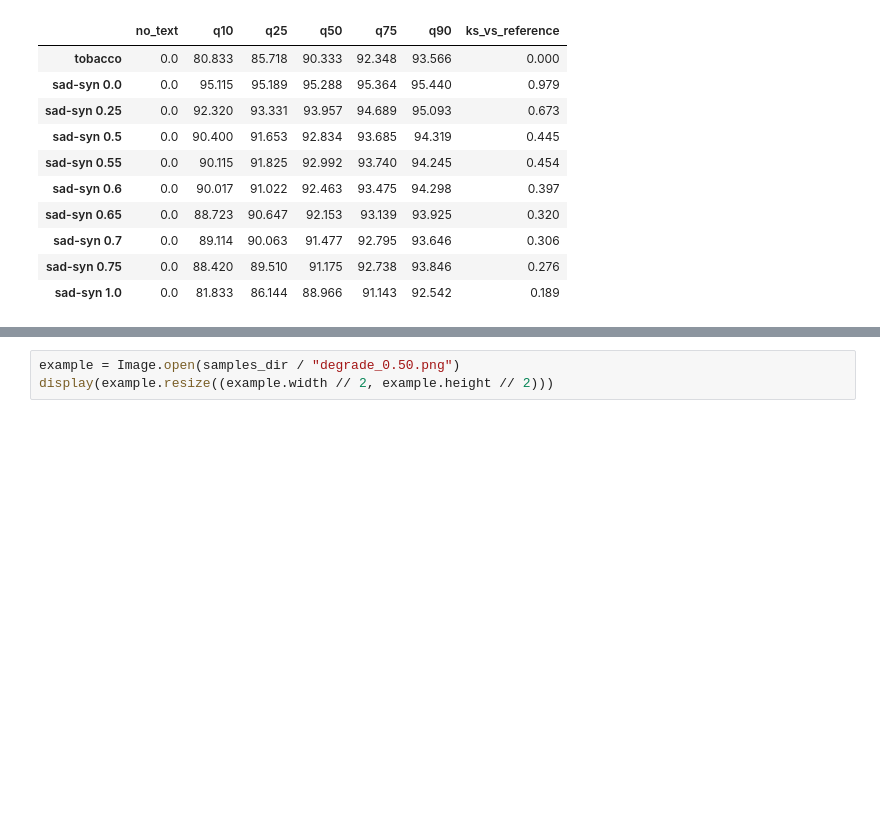
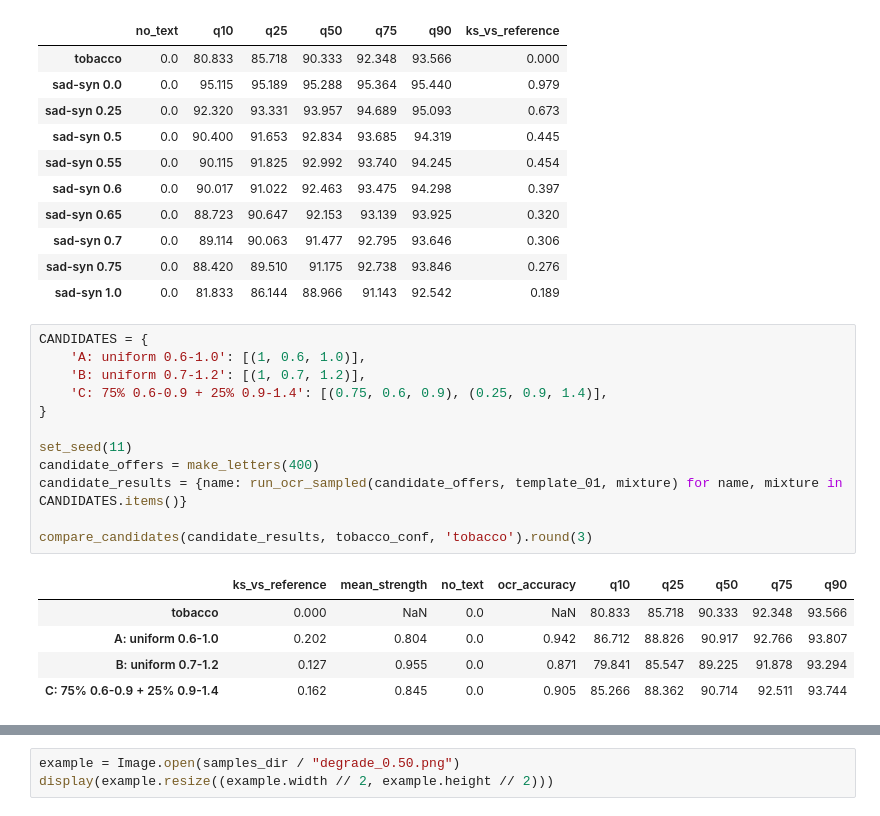
Before and after one commit to upretisaurav/doc-verify, a Jupyter notebook: notebooks/offer_letter_date_setup.ipynb, the cells around one changed output, grey strips where cells are left out. Saved outputs shown, nothing was run; the diff lists cells and outputs as text; blank space fills up the shorter version.

Commit message:
Add new dataset generation and analysis functions, including strength drawing and candidate comparison

```diff
--- a/notebooks/offer_letter_date_setup.ipynb
+++ b/notebooks/offer_letter_date_setup.ipynb
@@ -183,3 +183,21 @@ compare_confidence(sweep, tobacco_conf, 'tobacco').round(3)
 | sad-syn 0.7 | 0.0 | 89.114 | 90.063 | 91.477 | 92.795 | 93.646 | 0.306 |
 | sad-syn 0.75 | 0.0 | 88.420 | 89.510 | 91.175 | 92.738 | 93.846 | 0.276 |
 | sad-syn 1.0 | 0.0 | 81.833 | 86.144 | 88.966 | 91.143 | 92.542 | 0.189 |
+# %%
+CANDIDATES = {
+    'A: uniform 0.6-1.0': [(1, 0.6, 1.0)],
+    'B: uniform 0.7-1.2': [(1, 0.7, 1.2)],
+    'C: 75% 0.6-0.9 + 25% 0.9-1.4': [(0.75, 0.6, 0.9), (0.25, 0.9, 1.4)],
+}
+
+set_seed(11)
+candidate_offers = make_letters(400)
+candidate_results = {name: run_ocr_sampled(candidate_offers, template_01, mixture) for name, mixture in CANDIDATES.items()}
+
+compare_candidates(candidate_results, tobacco_conf, 'tobacco').round(3)
+# %% [output]
+|  | ks_vs_reference | mean_strength | no_text | ocr_accuracy | q10 | q25 | q50 | q75 | q90 |
+| tobacco | 0.000 | NaN | 0.0 | NaN | 80.833 | 85.718 | 90.333 | 92.348 | 93.566 |
+| A: uniform 0.6-1.0 | 0.202 | 0.804 | 0.0 | 0.942 | 86.712 | 88.826 | 90.917 | 92.766 | 93.807 |
+| B: uniform 0.7-1.2 | 0.127 | 0.955 | 0.0 | 0.871 | 79.841 | 85.547 | 89.225 | 91.878 | 93.294 |
+| C: 75% 0.6-0.9 + 25% 0.9-1.4 | 0.162 | 0.845 | 0.0 | 0.905 | 85.266 | 88.362 | 90.714 | 92.511 | 93.744 |
```
Also changed, not shown: parts of 3 cells of this notebook, 8 other files.
